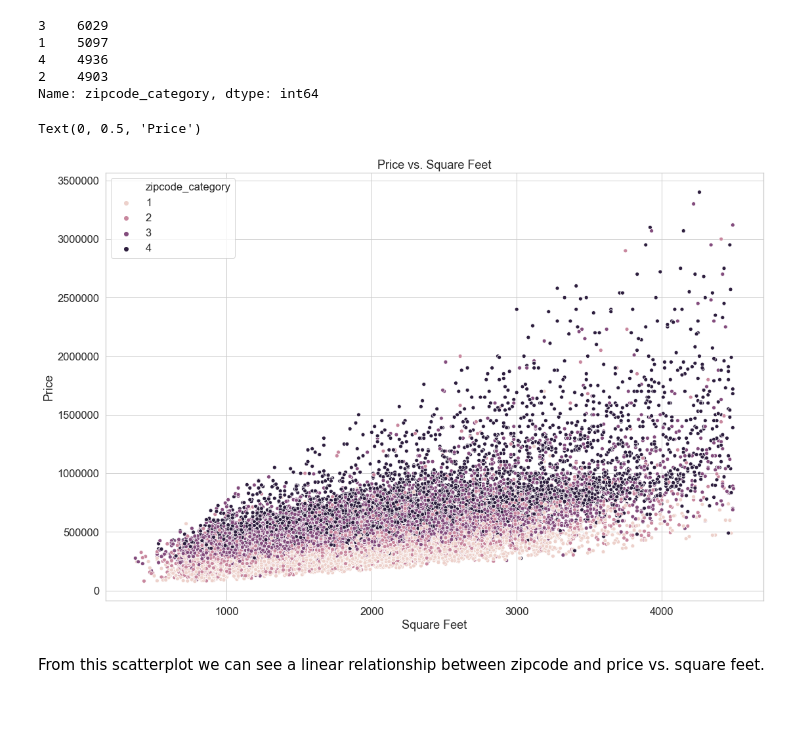
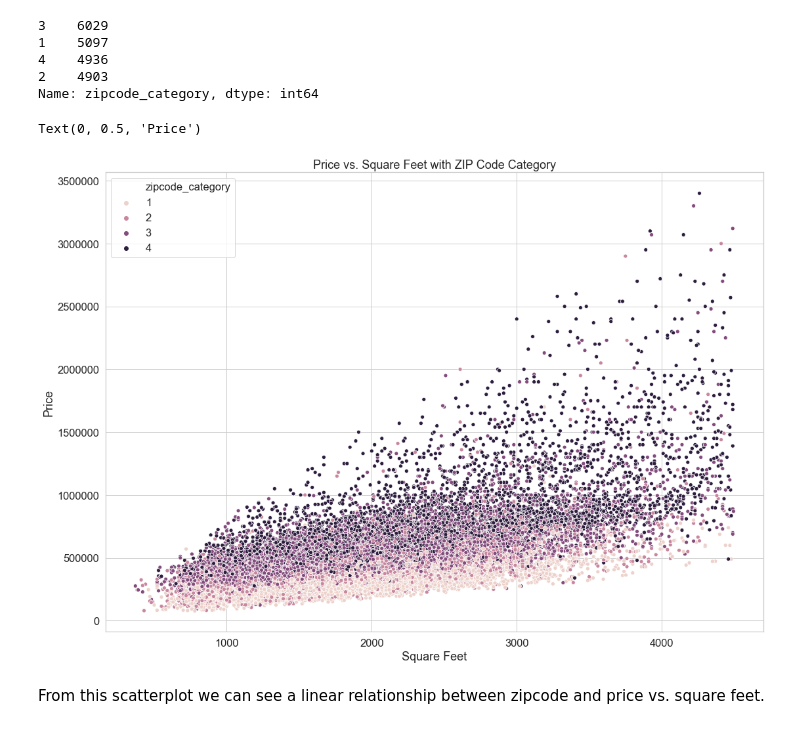
Before and after one commit to JonahFlateman/King-County-Sale-Prices, a Jupyter notebook: student.ipynb, the cells around one changed output. Drawn from its saved outputs; the diff is of its cells as text; code cells hidden in the pictures.

```diff
--- a/student.ipynb
+++ b/student.ipynb
@@ -358,12 +367,12 @@ Name: zipcode_category, dtype: int64
 # %%
 plt.figure(figsize=(16,12))
 ax = sns.scatterplot(x="sqft_living", y="price", data=df, hue="zipcode_category")
-plt.title("Price vs. Square Feet with Zipcode Category")
+plt.title("Price vs. Square Feet with ZIP Code Category")
 plt.xlabel("Square Feet")
 plt.ylabel("Price")
 # %% [output]
 Text(0, 0.5, 'Price')
-[figure, old version]
+[figure, new version]
 # %% [markdown]
 From this scatterplot we can see a linear relationship between zipcode and price vs. square feet.
 # %%
```
Also changed, not shown: parts of 22 cells of this notebook, 1 other file.
